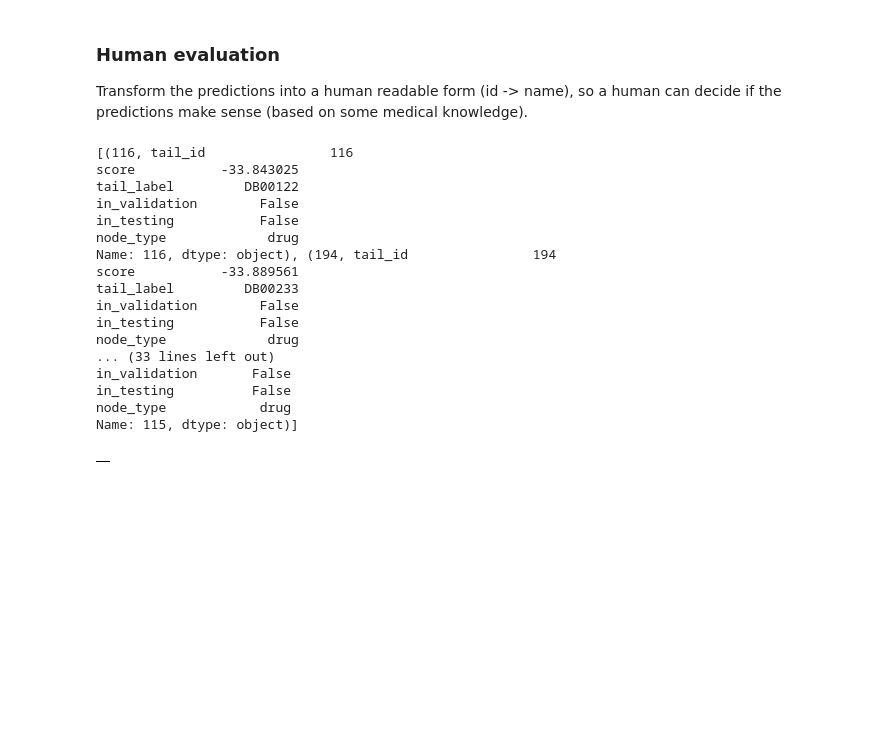
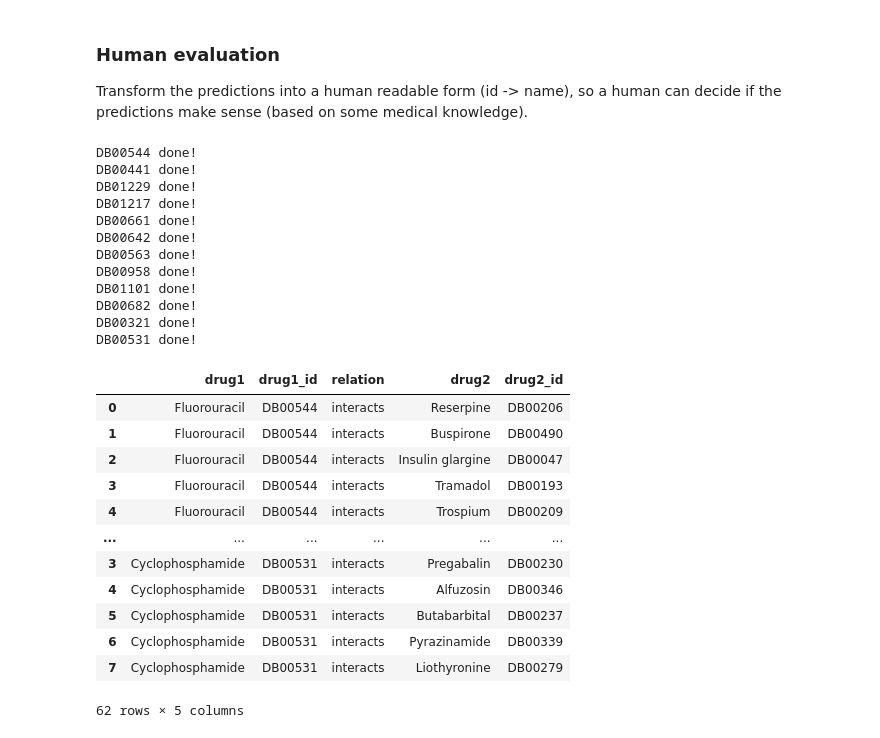
Before and after one commit to marketakrenkova/drug-interaction-prediction, a Jupyter notebook: data_processing/prediction_processing.ipynb, the cells around one changed output. Cells and saved outputs as stored; diff of their text form; code cells hidden in the pictures; blank space fills up the shorter version.

```diff
--- a/data_processing/prediction_processing.ipynb
+++ b/data_processing/prediction_processing.ipynb
@@ -32,8 +32,8 @@ compound_id_map_dict = dict(zip(compound_ids, compound_names))
 # %% [markdown]
 ### Load drugs and foods
 # %%
-# common_drugs = pd.read_csv('../data/common_drugs_num_interactions.csv', sep=';')
-common_drugs = pd.read_csv('../data/drugs4prediction.csv', sep=';')
+common_drugs = pd.read_csv('../data/common_drugs_num_interactions.csv', sep=';')
+# common_drugs = pd.read_csv('../data/drugs4prediction.csv', sep=';')
 common_drugs = common_drugs.dropna()
 common_drugs_ids = common_drugs.db_id.values
 
@@ -174,9 +164,7 @@ Interactions with Grapefruit
  'Methimazole']
 # %%
 # # check if the predicted drug/food is in different interaction with the same drug in the training data
-def check_known_triplets(idx, snd_idx, data):
-
-    run = 'run2/'
+def check_known_triplets(idx, snd_idx, data, run='run2/'):
 
     train_triplets = pd.read_csv(triplets_dir + run + 'train_' + data + '.tsv', sep='\t', index_col=[0])
     valid_triplets = pd.read_csv(triplets_dir + run + 'valid_' + data + '.tsv', sep='\t', index_col=[0])
@@ -323,59 +355,71 @@ Transform the predictions into a human readable form (id -> name), so a human ca
 predictions_human_all = pd.DataFrame()
 
 for drug_id in common_drugs_ids:
-    prediction_file = prediction_dir + specification + data_dir + model_name + drug_id + '_interacts_' + specification + '.csv'
-#     prediction_file = prediction_dir + specification + data_dir + 'common_preds/common_preds_' + drug_id + '.csv'
+#     prediction_file = prediction_dir + specification + data_dir + model_name + drug_id + '_interacts_' + specification + '.csv'
+    prediction_file = prediction_dir + 'best_pipeline4' + data_dir + 'common_preds/common_preds_' + drug_id + '.csv'
     predictions = get_predictions(prediction_file)
 
     if predictions is None:
         continue
 
+    filtered_predictions = []
 
     # filter out known triplets
     for row in predictions.iterrows():
         snd_idx = row[1].tail_label
-        known_triplet = check_known_triplets(drug_id, snd_idx, 'interactions')
+        known_triplet = check_known_triplets(drug_id, snd_idx, 'drugbank')
 
         # TODO: opravit
-        if known_triplet:
-            predictions.drop(row[0])
+        if not known_triplet:
+            filtered_predictions.append([row[1].tail_id, row[1].tail_label, row[1].node_type])
 
+    filtered_predictions_df = pd.DataFrame(filtered_predictions, columns=['tail_id', 'tail_label', 'node_type'])
 
     predictions_human = pd.DataFrame()
     k = 10
+    if filtered_predictions_df.shape[0] < k:
+        k = filtered_predictions_df.shape[0]
 
-    predictions = predictions.head(k)
+    preds = filtered_predictions_df.head(k)
     drug_name = drug_id_map_dict[drug_id]
-    tail_names = assign_names(predictions)
+    tail_names = assign_names(preds)
 
     predictions_human['drug1'] = list(itertools.repeat(drug_name, k))
     predictions_human['drug1_id'] = list(itertools.repeat(drug_id, k))
     predictions_human['relation'] = list(itertools.repeat('interacts', k))
     predictions_human['drug2'] = tail_names
-    predictions_human['drug2_id'] = predictions.tail_label.values
+    predictions_human['drug2_id'] = preds.tail_label.values
 
     predictions_human_all = pd.concat([predictions_human_all, predictions_human])
+    print(drug_id, "done!")
 
 predictions_human_all
 # %% [output]
-[(116, tail_id                116
-score           -33.843025
-tail_label         DB00122
-in_validation        False
-in_testing           False
-node_type             drug
-Name: 116, dtype: object), (194, tail_id                194
-score           -33.889561
-tail_label         DB00233
-in_validation        False
-in_testing           False
-node_type             drug
-... (33 lines left out)
-in_validation       False
-in_testing          False
-node_type            drug
-Name: 115, dtype: object)]
+DB00544 done!
+DB00441 done!
+DB01229 done!
+DB01217 done!
+DB00661 done!
+DB00642 done!
+DB00563 done!
+DB00958 done!
+DB01101 done!
+DB00682 done!
+DB00321 done!
+DB00531 done!
-|  |
+|  | drug1 | drug1_id | relation | drug2 | drug2_id |
+| 0 | Fluorouracil | DB00544 | interacts | Reserpine | DB00206 |
+| 1 | Fluorouracil | DB00544 | interacts | Buspirone | DB00490 |
+| 2 | Fluorouracil | DB00544 | interacts | Insulin glargine | DB00047 |
+| 3 | Fluorouracil | DB00544 | interacts | Tramadol | DB00193 |
+| 4 | Fluorouracil | DB00544 | interacts | Trospium | DB00209 |
+| ... | ... | ... | ... | ... | ... |
+| 3 | Cyclophosphamide | DB00531 | interacts | Pregabalin | DB00230 |
+| 4 | Cyclophosphamide | DB00531 | interacts | Alfuzosin | DB00346 |
+| 5 | Cyclophosphamide | DB00531 | interacts | Butabarbital | DB00237 |
+| 6 | Cyclophosphamide | DB00531 | interacts | Pyrazinamide | DB00339 |
+| 7 | Cyclophosphamide | DB00531 | interacts | Liothyronine | DB00279 |
+62 rows × 5 columns
 # %%
 predictions_human_all_food = pd.DataFrame()
 
```
Also changed, not shown: parts of 7 cells of this notebook, 5 other files.
